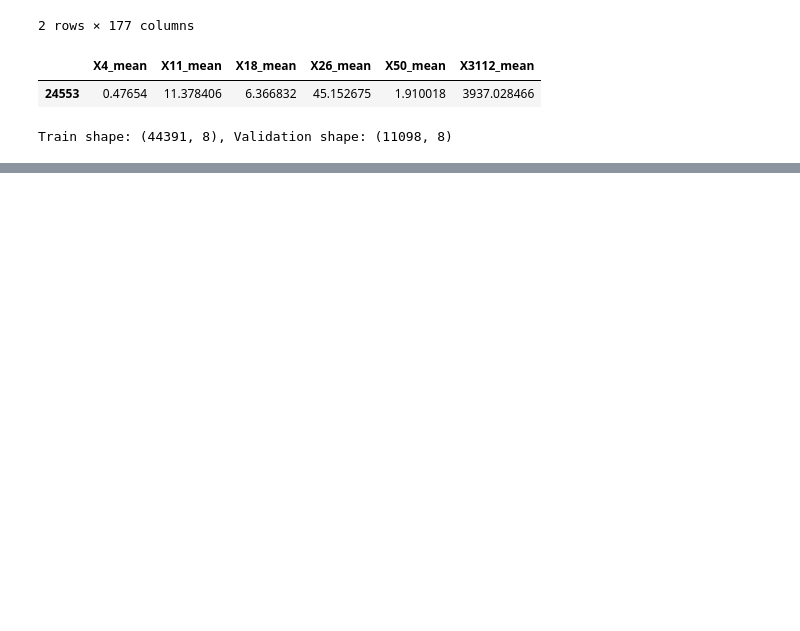
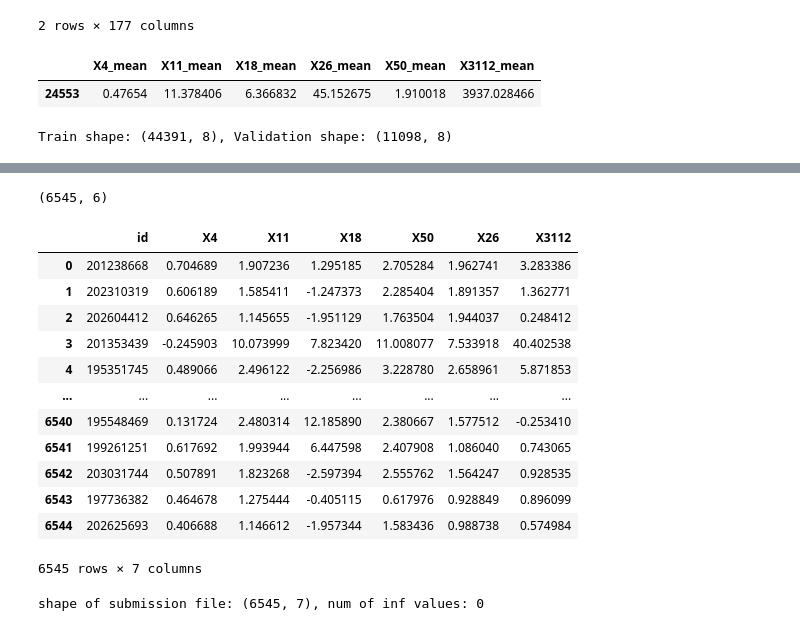
Before and after one commit to khleedavid/CS5242_plantTraits, a Jupyter notebook: plantTraits_models.ipynb, the cells around one changed output, grey strips where cells are left out. Cells and saved outputs as stored; diff of their text form; code cells hidden in the pictures; blank space fills up the shorter version.

```diff
--- a/plantTraits_models.ipynb
+++ b/plantTraits_models.ipynb
@@ -34,7 +34,7 @@ class CONFIG:
     test_image_path = f"{DATA_DIR}test_images/"
     SEED = 42 #seed for reproducibility
     IMAGE_SIZE = [224, 224]
-    BATCH_SIZE = 128
+    BATCH_SIZE = 64
     EPOCHS = 8
     CLASS_NAMES  =['X4_mean', 'X11_mean', 'X18_mean', 'X26_mean', 'X50_mean', 'X3112_mean'] #target columns in dataset to predict
 
@@ -334,16 +404,16 @@ criterion = nn.MSELoss()
 checkpoint_path = os.getcwd() + '/checkpoints'
 best_model_path = os.getcwd() + '/best_model.pt'
 
-model = train_model(model, train_loader, val_loader, val_loader, optimizer, criterion, 1, checkpoint_path, best_model_path)
+model = train_model(model, train_loader, val_loader, val_loader, optimizer, criterion, config.EPOCHS, checkpoint_path, best_model_path)
 
 #load the best model
 model.load_state_dict(torch.load(best_model_path))
 
 #save the test results
 def save_test_results(model, test_loader, save_path):
-    #device = torch.device("cuda" if torch.cuda.is_available() else "cpu")
+    device = torch.device("cuda" if torch.cuda.is_available() else "cpu")
     #use mps for mac
-    device = torch.device("mps" if torch.backends.mps.is_available() else "cpu")
+    # device = torch.device("mps" if torch.backends.mps.is_available() else "cpu")
     model.to(device)
     model.eval()
 
@@ -383,0 +484,54 @@ array([[0.5743117 , 0.678501  , 0.6725633 , 0.6604892 , 0.56117   ,
+# %%
+model.eval()
+
+# Lists to store predictions
+all_predictions = []
+
+for inputs in test_dataloader:
+    images = inputs["image"].to('cuda')  # Move to the device (e.g., GPU) if available
+
+    # Forward pass
+    with torch.no_grad():
+        outputs = model(images)
+
+    predictions = outputs.cpu().numpy() if torch.cuda.is_available() else outputs.numpy()
+
+    all_predictions.append(predictions)
+
+# Concatenate predictions from all batches
+all_predictions = np.concatenate(all_predictions, axis=0)
+# %%
+# predictions_original_scale = np.expm1(all_predictions)#targets were logged, here we reverse that process
+predictions_original_scale = all_predictions
+# predictions_original_scale = predictions_original_scale[:5]
+predictions_original_scale.shape
+# %% [output]
+(6545, 6)
+# %%
+# sub = pd.read_csv(config.sub)
+# Assuming 'predictions_original_scale' is the array of predictions
+#convert the predictions to pandas dataframe
+
+sub = pd.DataFrame(predictions_original_scale, columns=['X4', 'X11', 'X18', 'X50', 'X26', 'X3112'])
+sub['id'] = test['id'].values
+sub = sub[['id', 'X4', 'X11', 'X18', 'X50', 'X26', 'X3112']]
+
+sub.to_csv("submission.csv", index = False)
+display(sub)
+
+print(f'shape of submission file: {sub.shape}, num of inf values: {sub.isin([np.inf]).sum().sum()}')
+# %% [output]
+|  | id | X4 | X11 | X18 | X50 | X26 | X3112 |
+| 0 | 201238668 | 0.704689 | 1.907236 | 1.295185 | 2.705284 | 1.962741 | 3.283386 |
+| 1 | 202310319 | 0.606189 | 1.585411 | -1.247373 | 2.285404 | 1.891357 | 1.362771 |
+| 2 | 202604412 | 0.646265 | 1.145655 | -1.951129 | 1.763504 | 1.944037 | 0.248412 |
+| 3 | 201353439 | -0.245903 | 10.073999 | 7.823420 | 11.008077 | 7.533918 | 40.402538 |
+| 4 | 195351745 | 0.489066 | 2.496122 | -2.256986 | 3.228780 | 2.658961 | 5.871853 |
+| ... | ... | ... | ... | ... | ... | ... | ... |
+| 6540 | 195548469 | 0.131724 | 2.480314 | 12.185890 | 2.380667 | 1.577512 | -0.253410 |
+| 6541 | 199261251 | 0.617692 | 1.993944 | 6.447598 | 2.407908 | 1.086040 | 0.743065 |
+| 6542 | 203031744 | 0.507891 | 1.823268 | -2.597394 | 2.555762 | 1.564247 | 0.928535 |
+| 6543 | 197736382 | 0.464678 | 1.275444 | -0.405115 | 0.617976 | 0.928849 | 0.896099 |
+| 6544 | 202625693 | 0.406688 | 1.146612 | -1.957344 | 1.583436 | 0.988738 | 0.574984 |
+6545 rows × 7 columns
+shape of submission file: (6545, 7), num of inf values: 0
```
Also changed, not shown: parts of 9 cells of this notebook, 4 other files.
